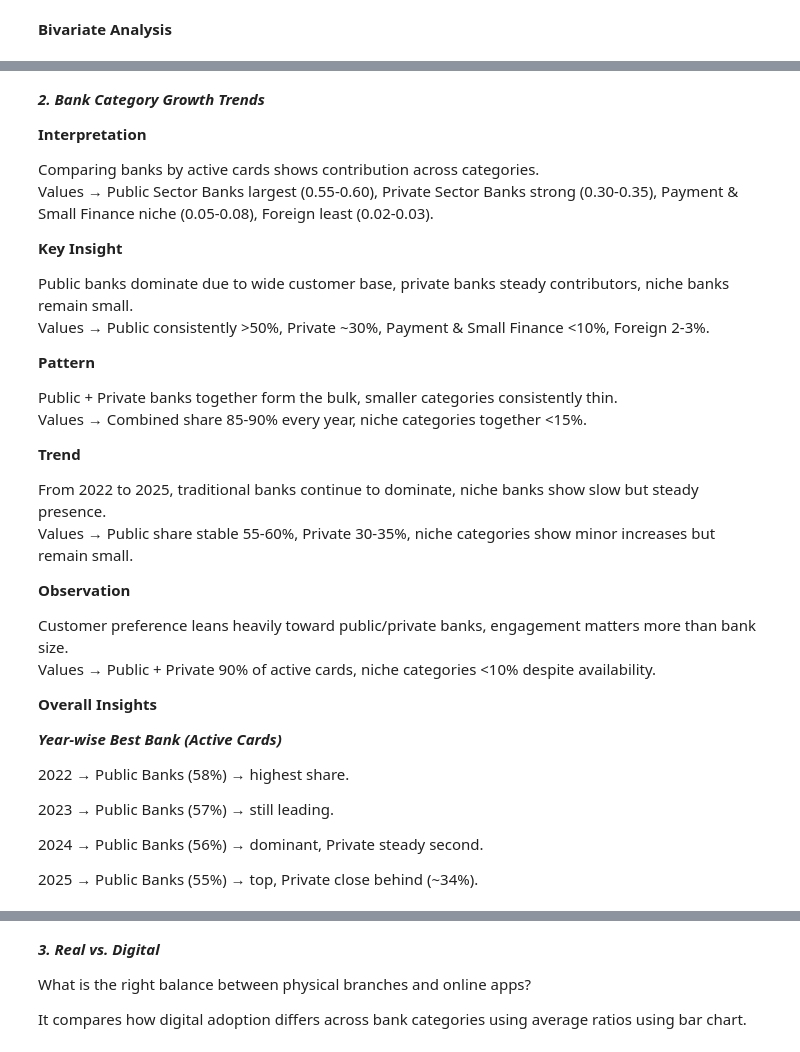
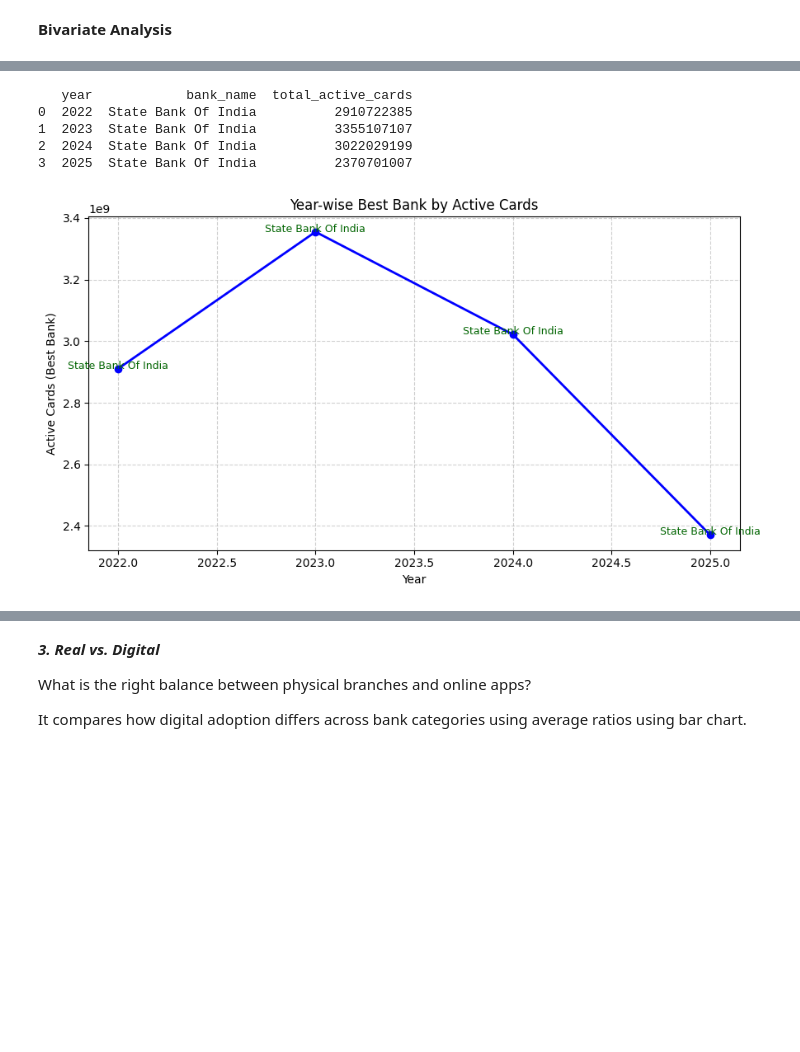
Before and after one commit to Yogeswari-sri/Banking-Infrastructure-and-Digital-Payment-Analysis-using-Python-2022-2025-, a Jupyter notebook: Python_Project.ipynb, the cells around one changed output, grey strips where cells are left out. Saved outputs shown, nothing was run; the diff lists cells and outputs as text; code cells hidden in the pictures; blank space fills up the shorter version.

```diff
--- a/Python_Project.ipynb
+++ b/Python_Project.ipynb
@@ -2320,40 +2260,37 @@ plt.show()
-# %% [markdown]
-***2. Bank Category Growth Trends***
-
-**Interpretation**
-
-Comparing banks by active cards shows contribution across categories.
-Values → Public Sector Banks largest (0.55-0.60), Private Sector Banks strong (0.30-0.35), Payment & Small Finance niche (0.05-0.08), Foreign least (0.02-0.03).
-
-**Key Insight**
-
-Public banks dominate due to wide customer base, private banks steady contributors, niche banks remain small.
-Values → Public consistently >50%, Private ~30%, Payment & Small Finance <10%, Foreign 2-3%.
-
-**Pattern**
-
-Public + Private banks together form the bulk, smaller categories consistently thin.
-Values → Combined share 85-90% every year, niche categories together <15%.
-
-**Trend**
-
-From 2022 to 2025, traditional banks continue to dominate, niche banks show slow but steady presence.
-Values → Public share stable 55-60%, Private 30-35%, niche categories show minor increases but remain small.
-
-**Observation**
-
-Customer preference leans heavily toward public/private banks, engagement matters more than bank size.
-Values → Public + Private 90% of active cards, niche categories <10% despite availability.
-
-**Overall Insights**
-
-***Year‑wise Best Bank (Active Cards)***
-
-
-2022 → Public Banks (58%) → highest share.
-
-2023 → Public Banks (57%) → still leading.
-
-2024 → Public Banks (56%) → dominant, Private steady second.
-
-2025 → Public Banks (55%) → top, Private close behind (~34%).
+# %%
+# Step 1: Year + Bank aggregation
+year_bank_summary = df.groupby(["year", "bank_name"])["total_active_cards"].sum().reset_index()
+
+# Step 2: Find best bank each year (highest active cards)
+best_banks = year_bank_summary.loc[
+    year_bank_summary.groupby("year")["total_active_cards"].idxmax()
+].reset_index(drop=True)
+
+print(best_banks)
+
+# Step 3: Visualization
+import matplotlib.pyplot as plt
+
+plt.figure(figsize=(9,5))
+plt.plot(best_banks["year"], best_banks["total_active_cards"],
+         marker='o', color='blue', linewidth=2)
+
+# Add labels → bank names
+for i, txt in enumerate(best_banks["bank_name"]):
+    plt.text(best_banks["year"].iloc[i],
+             best_banks["total_active_cards"].iloc[i] + 50000,
+             txt, fontsize=9, color="darkgreen", ha="center")
+
+plt.xlabel("Year")
+plt.ylabel("Active Cards (Best Bank)")
+plt.title("Year-wise Best Bank by Active Cards")
+plt.grid(True, linestyle="--", alpha=0.6)
+plt.tight_layout()
+plt.show()
+# %% [output]
+   year            bank_name  total_active_cards
+0  2022  State Bank Of India          2910722385
+1  2023  State Bank Of India          3355107107
+2  2024  State Bank Of India          3022029199
+3  2025  State Bank Of India          2370701007
+[figure, added]
```
Also changed, not shown: parts of 11 cells of this notebook.
